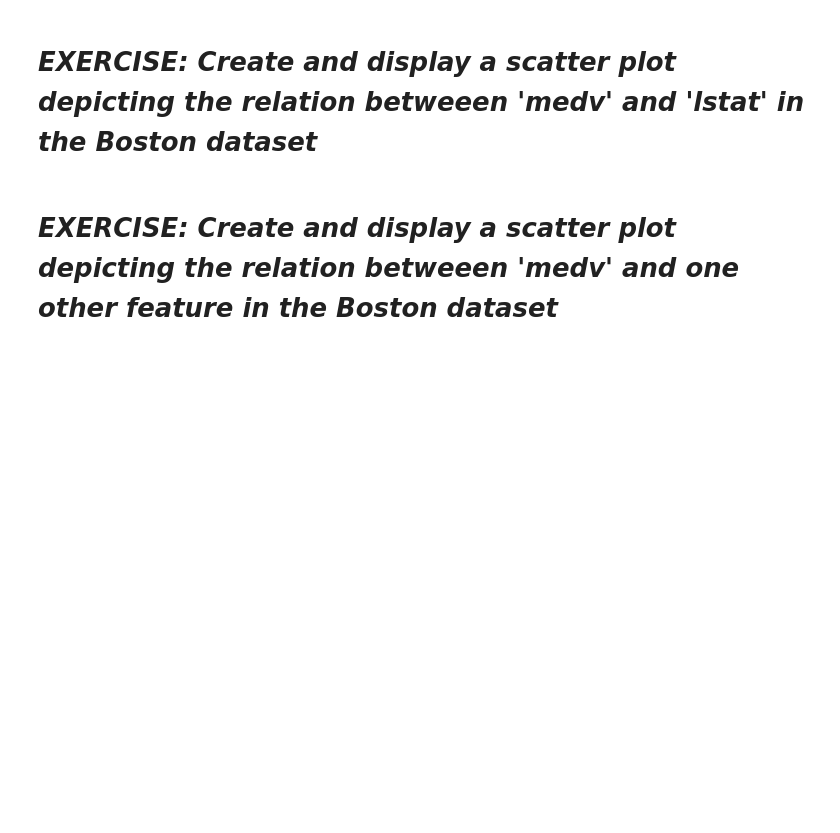
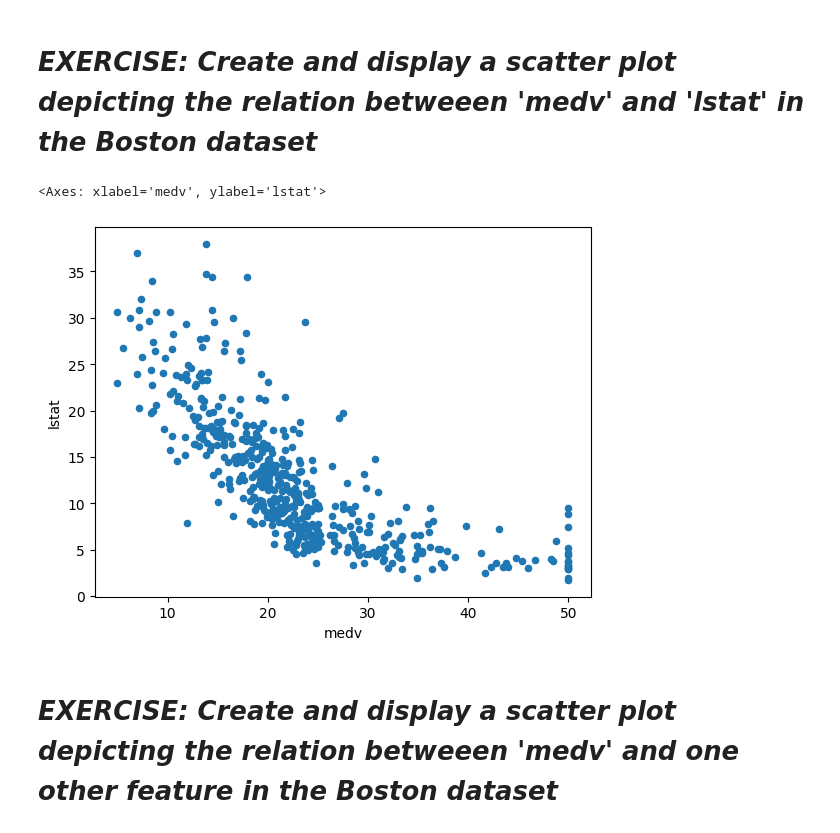
Before and after one commit to ChxddyDxddy/EE443-543, a Jupyter notebook: Linear-Regression.ipynb, the cells around one changed output. Saved outputs shown, nothing was run; the diff lists cells and outputs as text; code cells hidden in the pictures; blank space fills up the shorter version.

```diff
--- a/Linear-Regression.ipynb
+++ b/Linear-Regression.ipynb
@@ -163,6 +164,10 @@ X[:4]
 # *EXERCISE: Create and display a scatter plot depicting the relation betweeen 'medv' and 'lstat' in the Boston dataset*
 # %%
 #Insert exercise solution here
+Boston.plot.scatter('medv', 'lstat')
+# %% [output]
+<Axes: xlabel='medv', ylabel='lstat'>
+[figure, added]
 # %% [markdown]
 # *EXERCISE: Create and display a scatter plot depicting the relation betweeen 'medv' and one other feature in the Boston dataset*
 # %%
```
Also changed, not shown: parts of 9 cells of this notebook.
